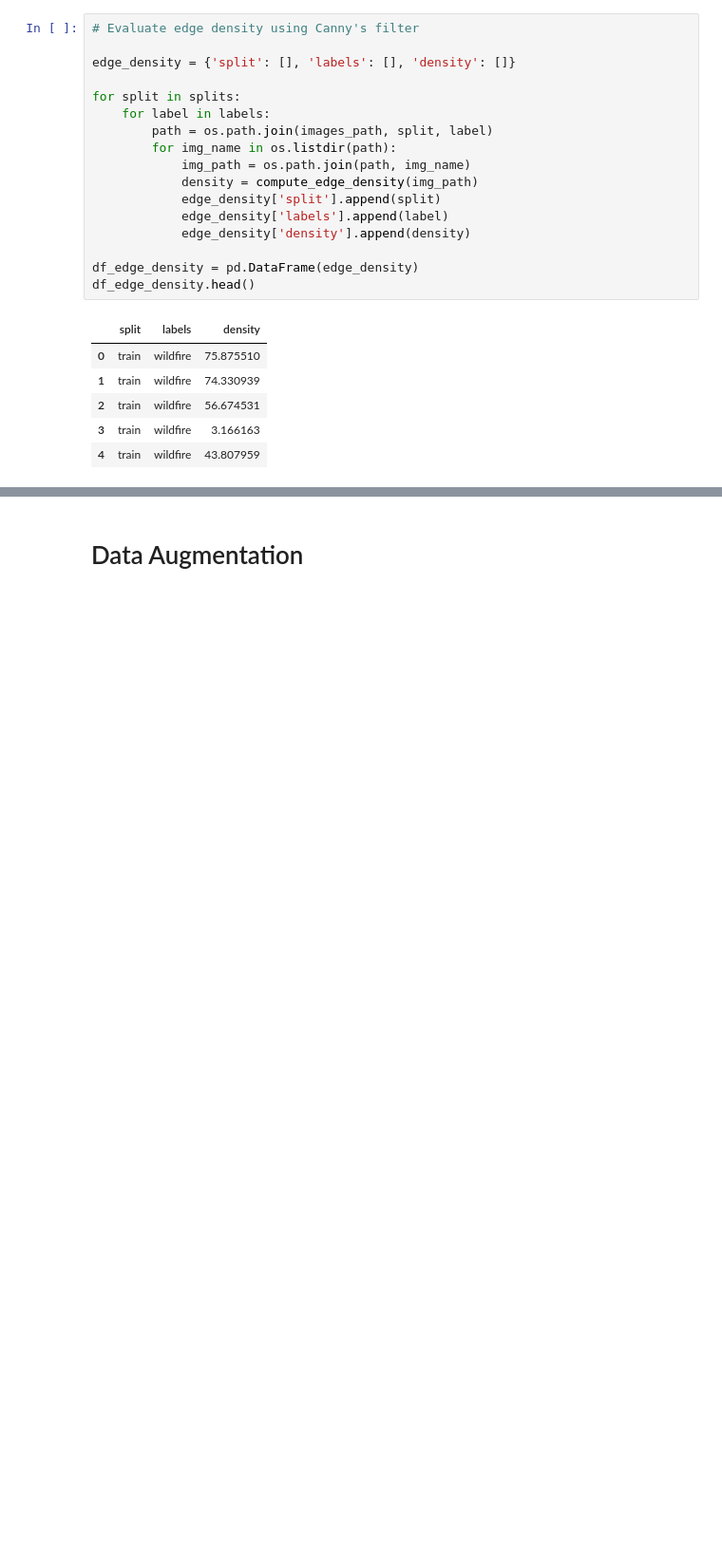
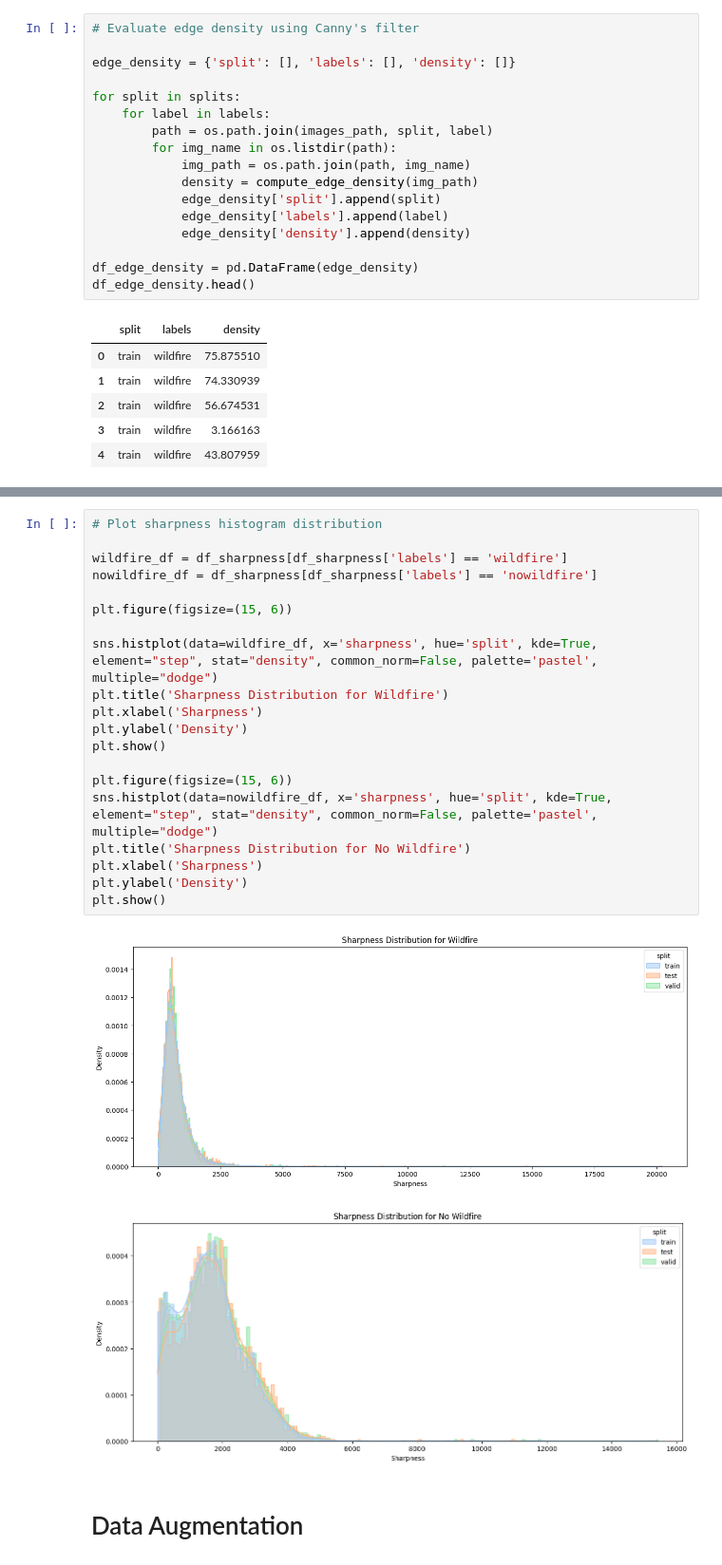
Before and after one commit to Silvano315/Wildfire_Prediction_with_Satellite_Images, a Jupyter notebook: EDA.ipynb, the cells around one changed output, grey strips where cells are left out. Shown at 95% size. Drawn from its saved outputs; the diff is of its cells as text; blank space fills up the shorter version.

```diff
--- a/EDA.ipynb
+++ b/EDA.ipynb
@@ -243,3 +278,26 @@ plt.show()
+# %%
+# Plot sharpness histogram distribution
+
+wildfire_df = df_sharpness[df_sharpness['labels'] == 'wildfire']
+nowildfire_df = df_sharpness[df_sharpness['labels'] == 'nowildfire']
+
+plt.figure(figsize=(15, 6))
+
+sns.histplot(data=wildfire_df, x='sharpness', hue='split', kde=True, element="step", stat="density", common_norm=False, palette='pastel', multiple="dodge")
+plt.title('Sharpness Distribution for Wildfire')
+plt.xlabel('Sharpness')
+plt.ylabel('Density')
+plt.show()
+
+plt.figure(figsize=(15, 6))
+sns.histplot(data=nowildfire_df, x='sharpness', hue='split', kde=True, element="step", stat="density", common_norm=False, palette='pastel', multiple="dodge")
+plt.title('Sharpness Distribution for No Wildfire')
+plt.xlabel('Sharpness')
+plt.ylabel('Density')
+plt.show()
+# %% [output]
+[figure, added]
+[figure, added]
 # %% [markdown]
 # Data Augmentation
 # %% [markdown]
```
Also changed, not shown: parts of 3 cells of this notebook.
